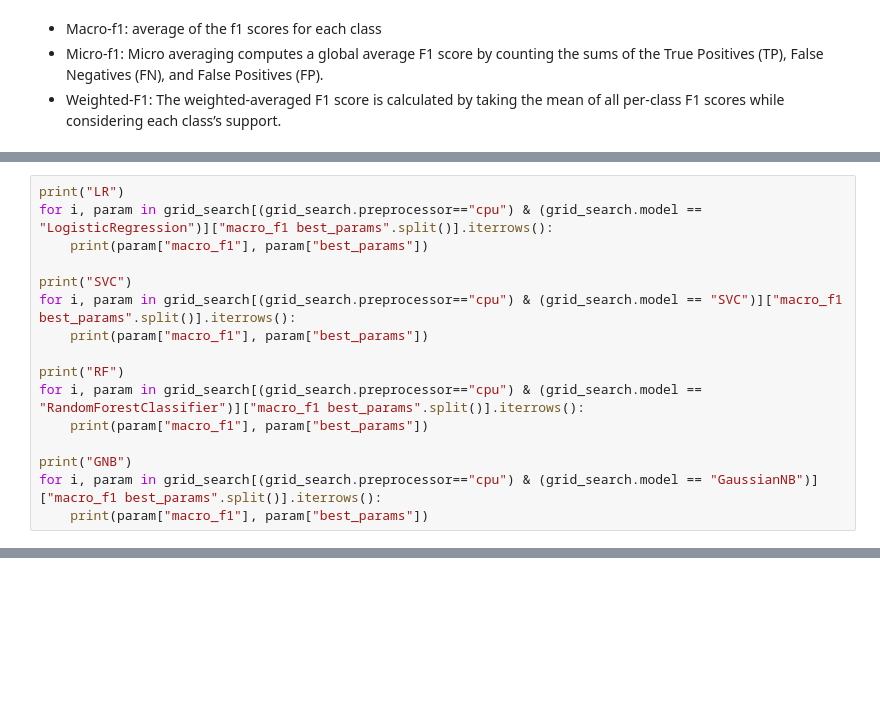
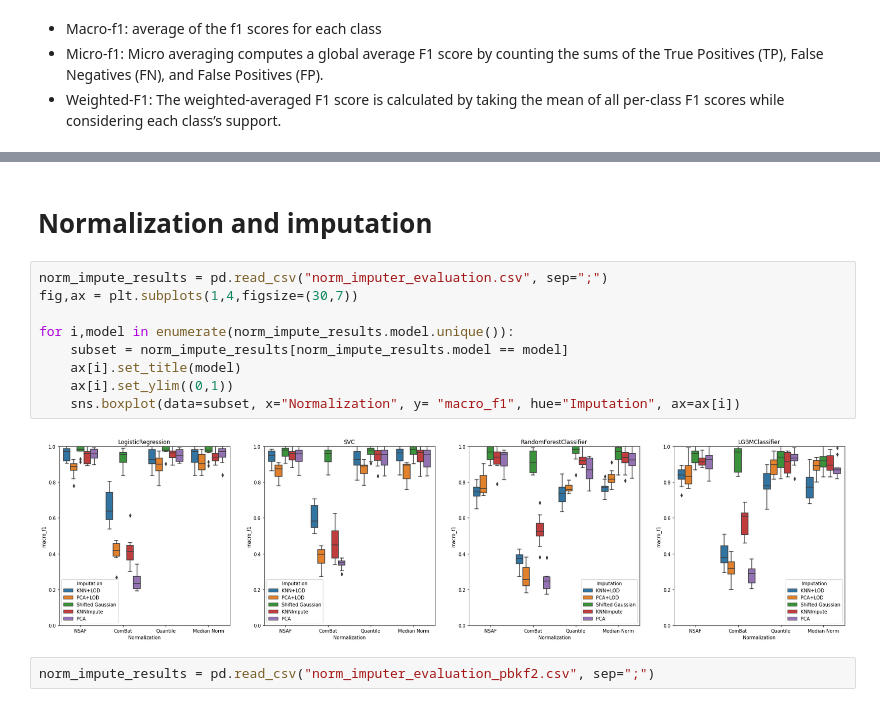
Before and after one commit to SamvPy/Master_thesis_AJ_22_23, a Jupyter notebook: master_thesis/Atlas_analysis/ML/results/results_analysis.ipynb, the cells around one changed output, grey strips where cells are left out. Saved outputs shown, nothing was run; the diff lists cells and outputs as text; blank space fills up the shorter version.

```diff
--- a/master_thesis/Atlas_analysis/ML/results/results_analysis.ipynb
+++ b/master_thesis/Atlas_analysis/ML/results/results_analysis.ipynb
@@ -379,16 +63,0 @@ sns.boxplot(data=grid_search, x="model", y="macro_f1", hue="preprocessor")
-# %%
-print("LR")
-for i, param in grid_search[(grid_search.preprocessor=="cpu") & (grid_search.model == "LogisticRegression")]["macro_f1 best_params".split()].iterrows():
-    print(param["macro_f1"], param["best_params"])
-
-print("SVC")
-for i, param in grid_search[(grid_search.preprocessor=="cpu") & (grid_search.model == "SVC")]["macro_f1 best_params".split()].iterrows():
-    print(param["macro_f1"], param["best_params"])
-
-print("RF")
-for i, param in grid_search[(grid_search.preprocessor=="cpu") & (grid_search.model == "RandomForestClassifier")]["macro_f1 best_params".split()].iterrows():
-    print(param["macro_f1"], param["best_params"])
-
-print("GNB")
-for i, param in grid_search[(grid_search.preprocessor=="cpu") & (grid_search.model == "GaussianNB")]["macro_f1 best_params".split()].iterrows():
-    print(param["macro_f1"], param["best_params"])
@@ -423,0 +64,15 @@ sns.lineplot(data = lr_reactome_results, x="pathways", y="macro_f1", hue = "over
+# %% [markdown]
+# Normalization and imputation
+# %%
+norm_impute_results = pd.read_csv("norm_imputer_evaluation.csv", sep=";")
+fig,ax = plt.subplots(1,4,figsize=(30,7))
+
+for i,model in enumerate(norm_impute_results.model.unique()):
+    subset = norm_impute_results[norm_impute_results.model == model]
+    ax[i].set_title(model)
+    ax[i].set_ylim((0,1))
+    sns.boxplot(data=subset, x="Normalization", y= "macro_f1", hue="Imputation", ax=ax[i])
+# %% [output]
+[figure, added]
+# %%
+norm_impute_results = pd.read_csv("norm_imputer_evaluation_pbkf2.csv", sep=";")
```
Also changed, not shown: parts of 118 cells of this notebook, 35 other files.
